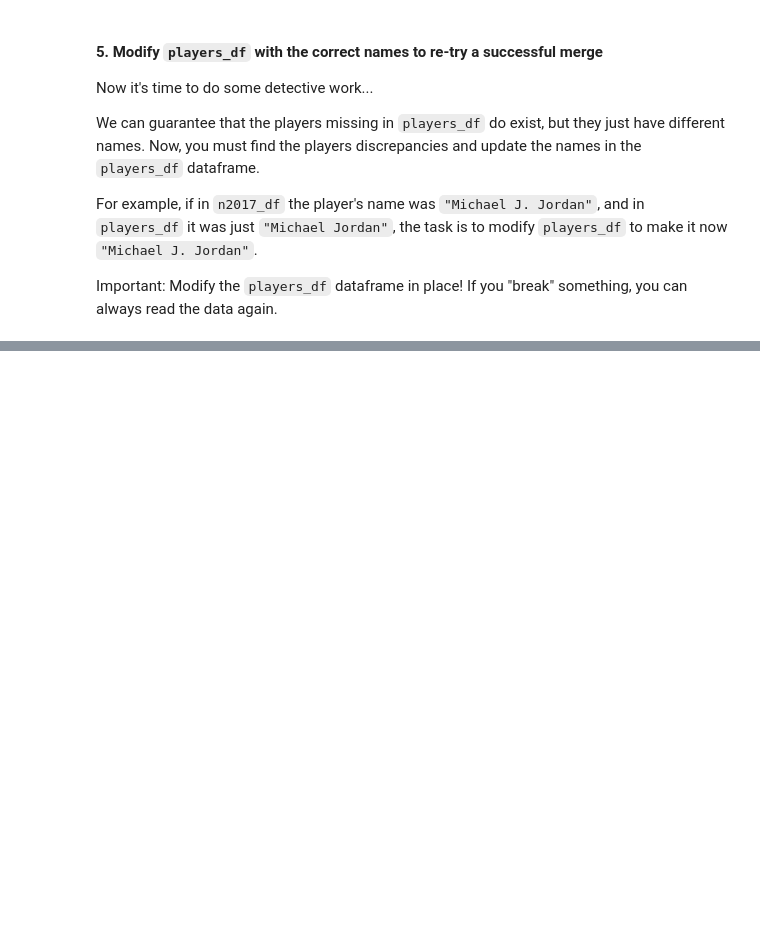
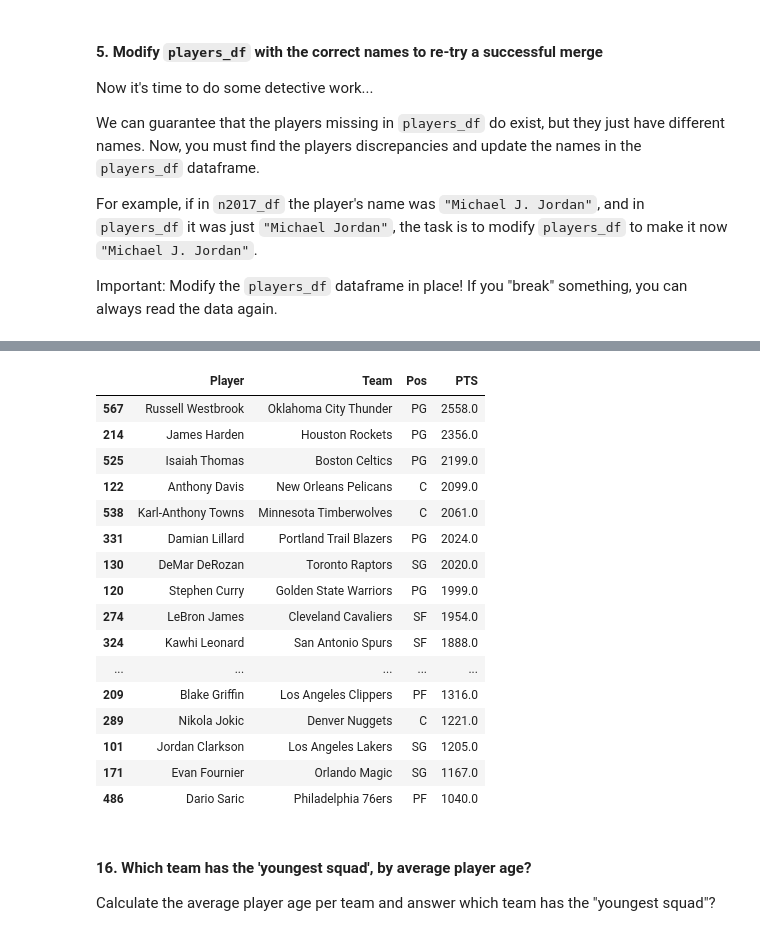
Before and after one commit to Ashish-khanagwal/Artificial-Intelligence, a Jupyter notebook: 4. Pandas/advanced-nba-2017-season.ipynb, the cells around one changed output, grey strips where cells are left out. Saved outputs shown, nothing was run; the diff lists cells and outputs as text; code cells hidden in the pictures; blank space fills up the shorter version.

```diff
--- a/4. Pandas/advanced-nba-2017-season.ipynb
+++ b/4. Pandas/advanced-nba-2017-season.ipynb
@@ -95,0 +289,2 @@ Important: Modify the `players_df` dataframe in place! If you "break" something,
+# %%
+df['birth_date'] = pd.to_datetime(df['birth_date'], errors='coerce')
@@ -95,0 +304,2 @@ Important: Modify the `players_df` dataframe in place! If you "break" something,
+# %%
+df = df[df['Tm'] != 'TOT']
@@ -95,0 +315,2 @@ Important: Modify the `players_df` dataframe in place! If you "break" something,
+# %%
+df.drop(df.loc[df['Tm'] == 'TOT'].index, inplace=True)
@@ -95,0 +443,2 @@ Important: Modify the `players_df` dataframe in place! If you "break" something,
+# %%
+df['Best score per team'] = df.groupby('Team')['PTS'].transform('max')
@@ -95,0 +454,24 @@ Important: Modify the `players_df` dataframe in place! If you "break" something,
+# %%
+df.loc[df['PTS'] == df['Best score per team'], ['Player', 'Team', 'Pos', 'PTS']].sort_values(by='PTS', ascending=False)
+# %% [output]
+|  | Player | Team | Pos | PTS |
+| 567 | Russell Westbrook | Oklahoma City Thunder | PG | 2558.0 |
+| 214 | James Harden | Houston Rockets | PG | 2356.0 |
+| 525 | Isaiah Thomas | Boston Celtics | PG | 2199.0 |
+| 122 | Anthony Davis | New Orleans Pelicans | C | 2099.0 |
+| 538 | Karl-Anthony Towns | Minnesota Timberwolves | C | 2061.0 |
+| 331 | Damian Lillard | Portland Trail Blazers | PG | 2024.0 |
+| 130 | DeMar DeRozan | Toronto Raptors | SG | 2020.0 |
+| 120 | Stephen Curry | Golden State Warriors | PG | 1999.0 |
+| 274 | LeBron James | Cleveland Cavaliers | SF | 1954.0 |
+| 324 | Kawhi Leonard | San Antonio Spurs | SF | 1888.0 |
+| ... | ... | ... | ... | ... |
+| 209 | Blake Griffin | Los Angeles Clippers | PF | 1316.0 |
+| 289 | Nikola Jokic | Denver Nuggets | C | 1221.0 |
+| 101 | Jordan Clarkson | Los Angeles Lakers | SG | 1205.0 |
+| 171 | Evan Fournier | Orlando Magic | SG | 1167.0 |
+| 486 | Dario Saric | Philadelphia 76ers | PF | 1040.0 |
+# %% [markdown]
+#### 16. Which team has the 'youngest squad', by average player age?
+
+Calculate the average player age per team and answer which team has the "youngest squad"?
```
Also changed, not shown: parts of 44 cells of this notebook.
